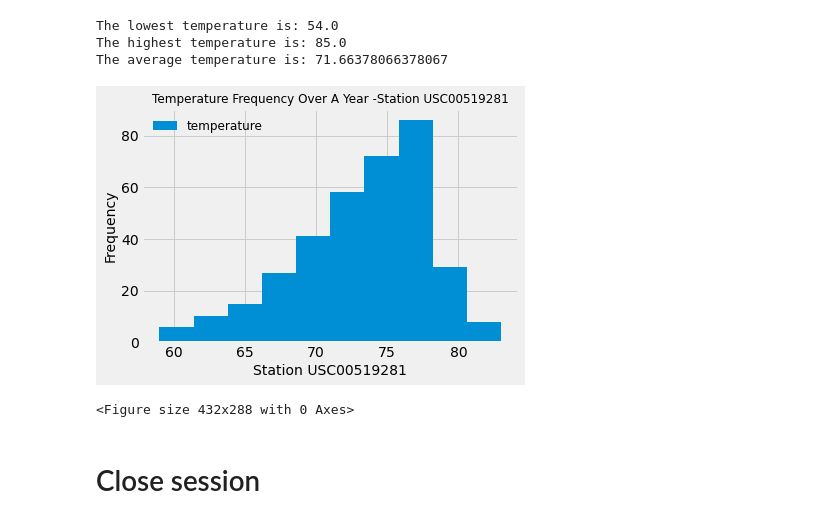
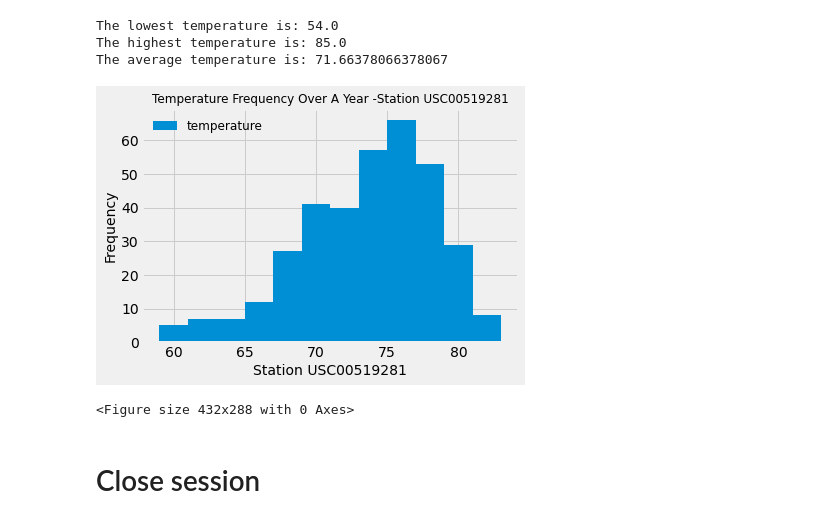
Before and after one commit to thallegacy/sqlalchemy-challenge, a Jupyter notebook: climate_LR.ipynb, the cells around one changed output. Drawn from its saved outputs; the diff is of its cells as text; code cells hidden in the pictures.

```diff
--- a/climate_LR.ipynb
+++ b/climate_LR.ipynb
@@ -184,26 +184,26 @@ station_temp_year = session.query(Measurement.date, Measurement.tobs).filter(Mea
 # %%
 #plot the results as a histogram
 
 # Save the query results as a Pandas DataFrame and set the index to the date column
 stat_temp_year_df = pd.DataFrame(station_temp_year)
 stat_temp_year_df.rename(columns={'tobs':'temperature'},inplace =True)
-stat_temp_year_df.head()
+
 
 #plot the data
-stat_temp_year_df.plot.hist()
+stat_temp_year_df.plot.hist(bins=12)
 
 #Format the plotted data
 plt.xlabel("Station USC00519281",fontsize = 14)
 plt.ylabel("Frequency",fontsize = 14)
 plt.title("Temperature Frequency Over A Year -Station USC00519281", fontsize = 12)
 plt.grid(True)
 plt.legend(loc='upper left', frameon=False, fontsize = 12)
 
 #display data
 plt.show()
 plt.savefig("Temperature Frequency Station USC00519281.png")
 # %% [output]
-[figure, old version]
+[figure, new version]
 <Figure size 432x288 with 0 Axes>
 # %% [markdown]
 # Close session
```
Also changed, not shown: 1 other file.
